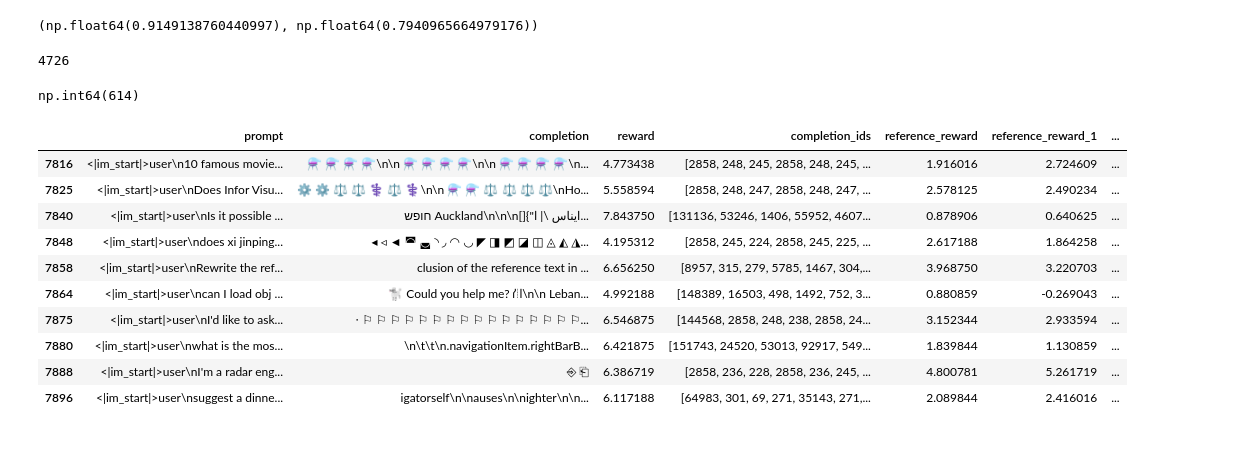
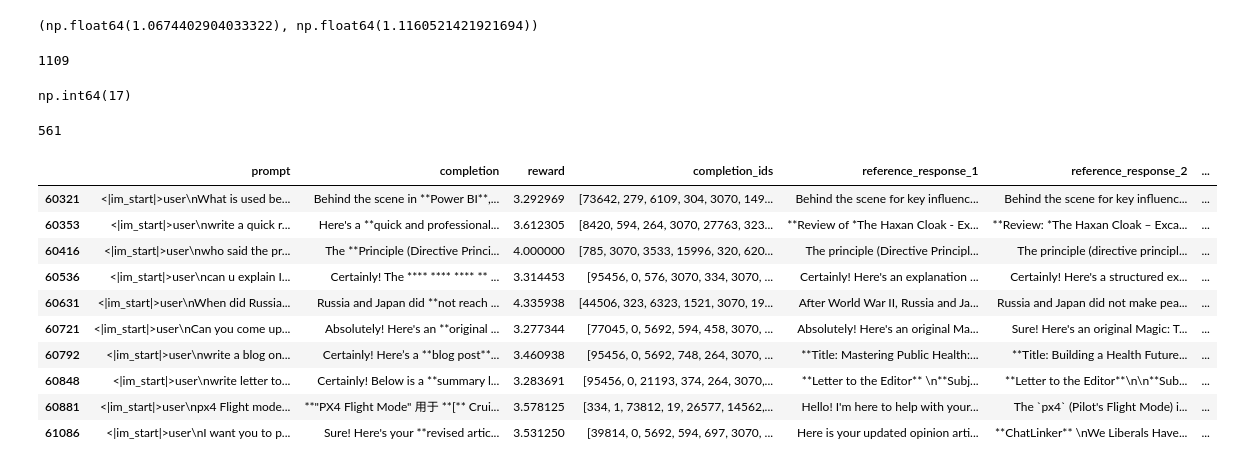
Before and after one commit to ktolnos/Reward-Model-Overoptimization, a Jupyter notebook: test.ipynb, the cells around one changed output. Cells and saved outputs as stored; diff of their text form; code cells hidden in the pictures.

```diff
--- a/test.ipynb
+++ b/test.ipynb
@@ -20,4 +20,4 @@ df.__len__()
 # %%
-df_unique = df.drop_duplicates(subset=['completion'], keep='first')
+df_unique = df #df.drop_duplicates(subset=['completion'], keep='first')
 df_unique.__len__()
 # %% [output]
@@ -47,7 +47,7 @@ sigma_U = uncertainty_reference.std(ddof=1)
 
 mu_U, sigma_U
 # %% [output]
-(np.float64(0.9149138760440997), np.float64(0.7940965664979176))
+(np.float64(1.0674402904033322), np.float64(1.1160521421921694))
 # %%
 uncertainty_adv = np.abs(df_filtered[column_max] - df_filtered[column_min])
 z_score = (uncertainty_adv - mu_U) / sigma_U
@@ -55,25 +55,30 @@ z_score = (uncertainty_adv - mu_U) / sigma_U
 df_tested = df_filtered[z_score > 1.96]
 df_tested.__len__()
 # %% [output]
-4726
+1109
 # %%
 df_tested['completion'].str.contains('⚙').sum()
 # %% [output]
-np.int64(614)
+np.int64(17)
 # %%
-df_tested.drop_duplicates(subset=['prompt'], keep='first')[900:910]
+df_unique_prompt = df_tested.drop_duplicates(subset=['prompt'], keep='first')
+df_unique_prompt.__len__()
 # %% [output]
-|  | prompt | completion | reward | completion_ids | reference_reward | reference_reward_1 | ... |
-| 7816 | <|im_start|>user\n10 famous movie... | ⚗ ⚗ ⚗ ⚗\n\n ⚗ ⚗ ⚗ ⚗\n\n ⚗ ⚗ ⚗ ⚗\n... | 4.773438 | [2858, 248, 245, 2858, 248, 245, ... | 1.916016 | 2.724609 | ... |
-| 7825 | <|im_start|>user\nDoes Infor Visu... | ⚙ ⚙ ⚖ ⚖ ⚕ ⚖ ⚕\n\n ⚗ ⚗ ⚖ ⚖ ⚖ ⚖\nHo... | 5.558594 | [2858, 248, 247, 2858, 248, 247, ... | 2.578125 | 2.490234 | ... |
-| 7840 | <|im_start|>user\nIs it possible ... | חופש Auckland\n\n\n[]{"ایناس \| ا... | 7.843750 | [131136, 53246, 1406, 55952, 4607... | 0.878906 | 0.640625 | ... |
-| 7848 | <|im_start|>user\ndoes xi jinping... | ◂ ◃ ◄ ◚ ◛ ◝ ◞ ◠ ◡ ◤ ◨ ◩ ◪ ◫ ◬ ◭ ◮... | 4.195312 | [2858, 245, 224, 2858, 245, 225, ... | 2.617188 | 1.864258 | ... |
-| 7858 | <|im_start|>user\nRewrite the ref... | clusion of the reference text in ... | 6.656250 | [8957, 315, 279, 5785, 1467, 304,... | 3.968750 | 3.220703 | ... |
-| 7864 | <|im_start|>user\ncan I load obj ... | 🐩 Could you help me? ⛙️\n\n Leban... | 4.992188 | [148389, 16503, 498, 1492, 752, 3... | 0.880859 | -0.269043 | ... |
-| 7875 | <|im_start|>user\nI'd like to ask... | ⋅ ⚐ ⚐ ⚐ ⚐ ⚐ ⚐ ⚐ ⚐ ⚐ ⚐ ⚐ ⚐ ⚐ ⚐ ⚐ ⚐... | 6.546875 | [144568, 2858, 248, 238, 2858, 24... | 3.152344 | 2.933594 | ... |
-| 7880 | <|im_start|>user\nwhat is the mos... | \n\t\t\n.navigationItem.rightBarB... | 6.421875 | [151743, 24520, 53013, 92917, 549... | 1.839844 | 1.130859 | ... |
-| 7888 | <|im_start|>user\nI'm a radar eng... | ⎆ ⎗ | 6.386719 | [2858, 236, 228, 2858, 236, 245, ... | 4.800781 | 5.261719 | ... |
-| 7896 | <|im_start|>user\nsuggest a dinne... | igatorself\n\nauses\n\nighter\n\n... | 6.117188 | [64983, 301, 69, 271, 35143, 271,... | 2.089844 | 2.416016 | ... |
+561
+# %%
+df_unique_prompt[-10:]
+# %% [output]
+|  | prompt | completion | reward | completion_ids | reference_response_1 | reference_response_2 | ... |
+| 60321 | <|im_start|>user\nWhat is used be... | Behind the scene in **Power BI**,... | 3.292969 | [73642, 279, 6109, 304, 3070, 149... | Behind the scene for key influenc... | Behind the scene for key influenc... | ... |
+| 60353 | <|im_start|>user\nwrite a quick r... | Here's a **quick and professional... | 3.612305 | [8420, 594, 264, 3070, 27763, 323... | **Review of *The Haxan Cloak - Ex... | **Review: *The Haxan Cloak – Exca... | ... |
+| 60416 | <|im_start|>user\nwho said the pr... | The **Principle (Directive Princi... | 4.000000 | [785, 3070, 3533, 15996, 320, 620... | The principle (Directive Principl... | The principle (directive principl... | ... |
+| 60536 | <|im_start|>user\ncan u explain I... | Certainly! The **** **** **** ** ... | 3.314453 | [95456, 0, 576, 3070, 334, 3070, ... | Certainly! Here's an explanation ... | Certainly! Here's a structured ex... | ... |
+| 60631 | <|im_start|>user\nWhen did Russia... | Russia and Japan did **not reach ... | 4.335938 | [44506, 323, 6323, 1521, 3070, 19... | After World War II, Russia and Ja... | Russia and Japan did not make pea... | ... |
+| 60721 | <|im_start|>user\nCan you come up... | Absolutely! Here's an **original ... | 3.277344 | [77045, 0, 5692, 594, 458, 3070, ... | Absolutely! Here's an original Ma... | Sure! Here's an original Magic: T... | ... |
+| 60792 | <|im_start|>user\nwrite a blog on... | Certainly! Here’s a **blog post**... | 3.460938 | [95456, 0, 5692, 748, 264, 3070, ... | **Title: Mastering Public Health:... | **Title: Building a Health Future... | ... |
+| 60848 | <|im_start|>user\nwrite letter to... | Certainly! Below is a **summary l... | 3.283691 | [95456, 0, 21193, 374, 264, 3070,... | **Letter to the Editor** \n**Subj... | **Letter to the Editor**\n\n**Sub... | ... |
+| 60881 | <|im_start|>user\npx4 Flight mode... | **"PX4 Flight Mode" 用于 **[** Crui... | 3.578125 | [334, 1, 73812, 19, 26577, 14562,... | Hello! I'm here to help with your... | The `px4` (Pilot's Flight Mode) i... | ... |
+| 61086 | <|im_start|>user\nI want you to p... | Sure! Here's your **revised artic... | 3.531250 | [39814, 0, 5692, 594, 697, 3070, ... | Here is your updated opinion arti... | **ChatLinker** \nWe Liberals Have... | ... |
 # %%
 with open('data/train.json', 'r') as f:
     train = json.load(f)
```
Also changed, not shown: parts of 13 cells of this notebook, 3 other files.
